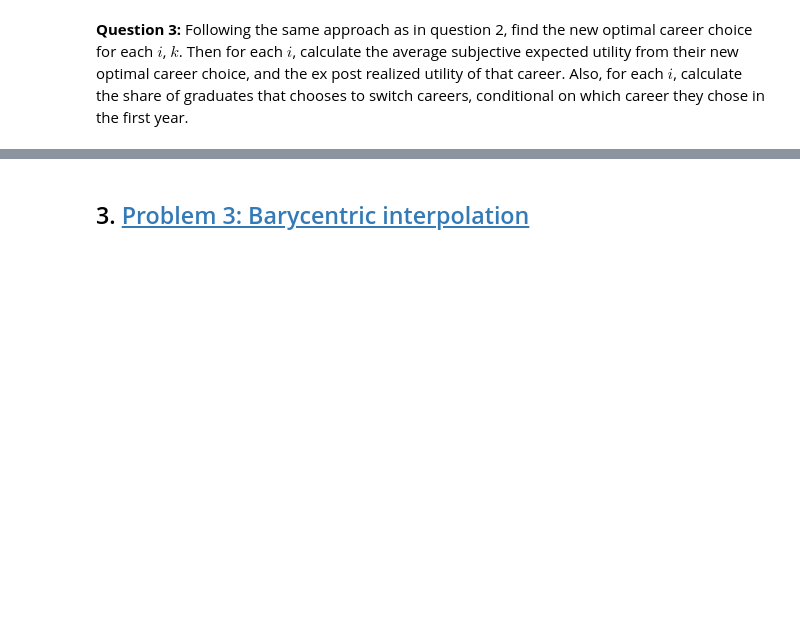
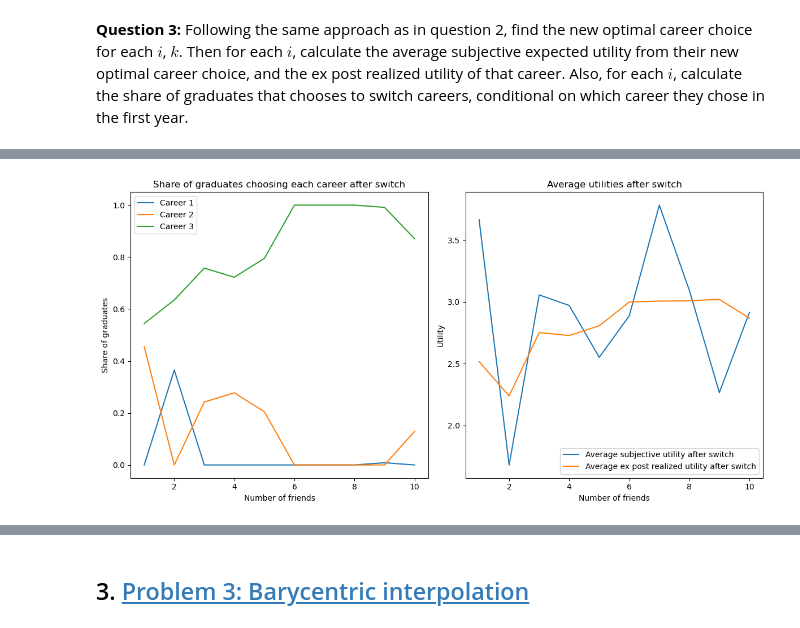
Before and after one commit to NumEconCopenhagen/projects-2024-maja-sarah-marcus, a Jupyter notebook: Exam/exam_2024.ipynb, the cells around one changed output, grey strips where cells are left out. Saved outputs shown, nothing was run; the diff lists cells and outputs as text; code cells hidden in the pictures; blank space fills up the shorter version.

```diff
--- a/Exam/exam_2024.ipynb
+++ b/Exam/exam_2024.ipynb
@@ -303,0 +420,69 @@ $$
+# %%
+average_subjective_utilities_after_switch = np.zeros(par.N)
+average_ex_post_utilities_after_switch = np.zeros(par.N)
+share_of_switchers = np.zeros((par.N, par.J))
+
+
+for i in range(par.N):
+   F = par.F[i]  # Number of friends
+   subjective_utilities = np.zeros((par.K, par.J))
+   realized_utilities = np.zeros((par.K, par.J))
+   new_subjective_utilities = np.zeros((par.K, par.J))
+
+
+   for k in range(par.K):
+       noise = np.random.normal(0, par.sigma, (F, par.J))
+       prior_expectation = par.v + noise.mean(axis=0)
+       subjective_utilities[k] = prior_expectation
+       realized_noise = np.random.normal(0, par.sigma, par.J)
+       realized_utilities[k] = par.v + realized_noise
+
+
+   choices = np.argmax(subjective_utilities, axis=1)
+   chosen_realized_utilities = np.take_along_axis(realized_utilities, choices[:, np.newaxis], axis=1).flatten()
+
+
+   for j in range(par.J):
+       new_noise = np.random.normal(0, par.sigma, (F, par.J))
+       new_prior_expectation = par.v + new_noise.mean(axis=0)
+       new_subjective_utilities[:, j] = new_prior_expectation[j] - par.c * (choices != j)
+
+   new_choices = np.argmax(new_subjective_utilities, axis=1)
+   new_chosen_realized_utilities = np.take_along_axis(realized_utilities, new_choices[:, np.newaxis], axis=1).flatten()
+
+   for j in range(par.J):
+       share_of_switchers[i, j] = np.mean(new_choices == j)
+
+
+   average_subjective_utilities_after_switch[i] = np.mean(np.take_along_axis(new_subjective_utilities, new_choices[:, np.newaxis], axis=1).flatten())
+   average_ex_post_utilities_after_switch[i] = np.mean(new_chosen_realized_utilities)
+
+
+# Visualization for Question 3
+plt.figure(figsize=(12, 6))
+
+
+# Share of graduates choosing each career after switch
+plt.subplot(1, 2, 1)
+for j in range(par.J):
+   plt.plot(x, share_of_switchers[:, j], label=f'Career {j+1}')
+plt.xlabel('Number of friends')
+plt.ylabel('Share of graduates')
+plt.title('Share of graduates choosing each career after switch')
+plt.legend()
+
+
+# Average utilities after switch
+plt.subplot(1, 2, 2)
+plt.plot(x, average_subjective_utilities_after_switch, label='Average subjective utility after switch')
+plt.plot(x, average_ex_post_utilities_after_switch, label='Average ex post realized utility after switch')
+plt.xlabel('Number of friends')
+plt.ylabel('Utility')
+plt.title('Average utilities after switch')
+plt.legend()
+
+
+plt.tight_layout()
+plt.show()
+# %% [output]
+[figure, added]
```
Also changed, not shown: parts of 12 cells of this notebook.
